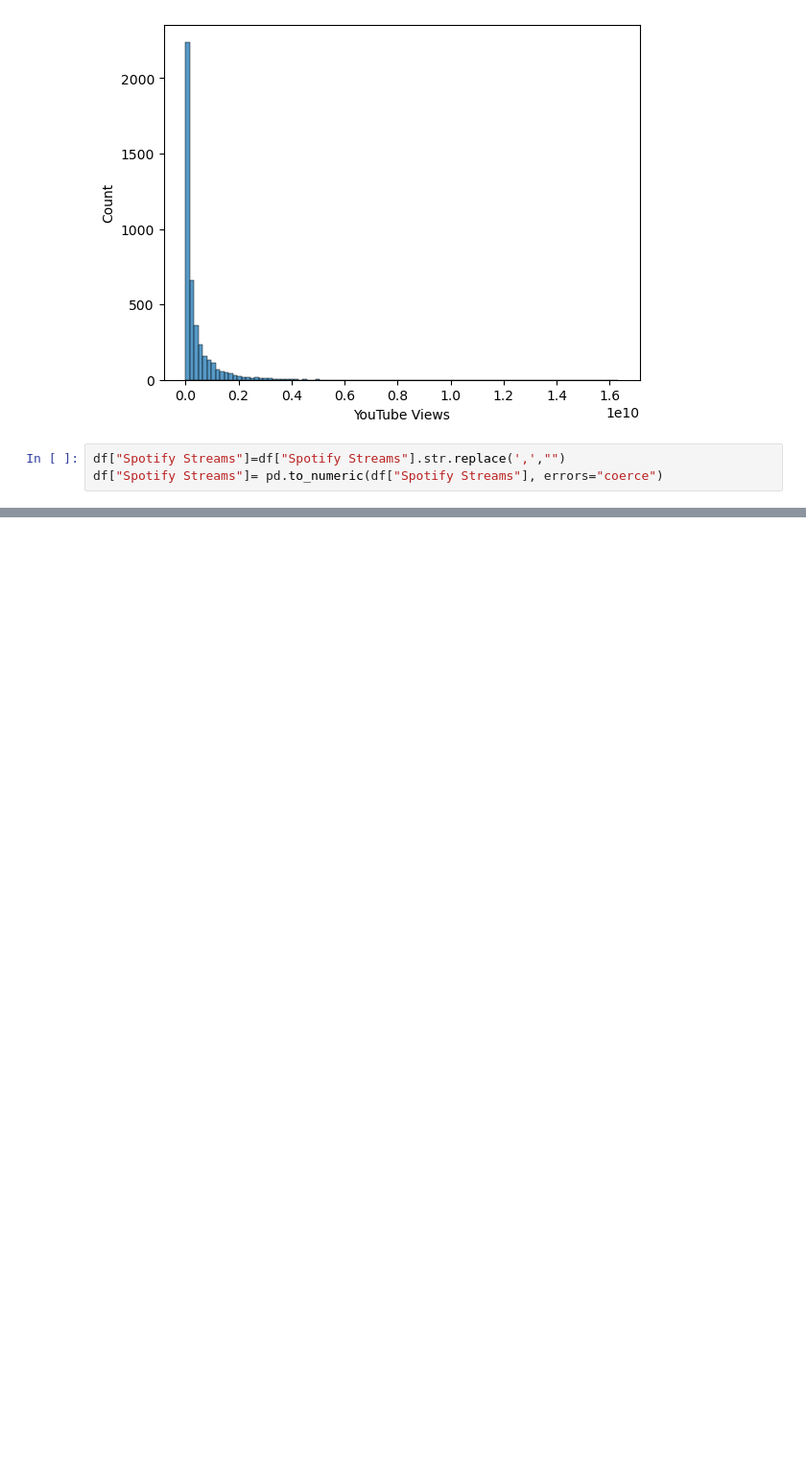
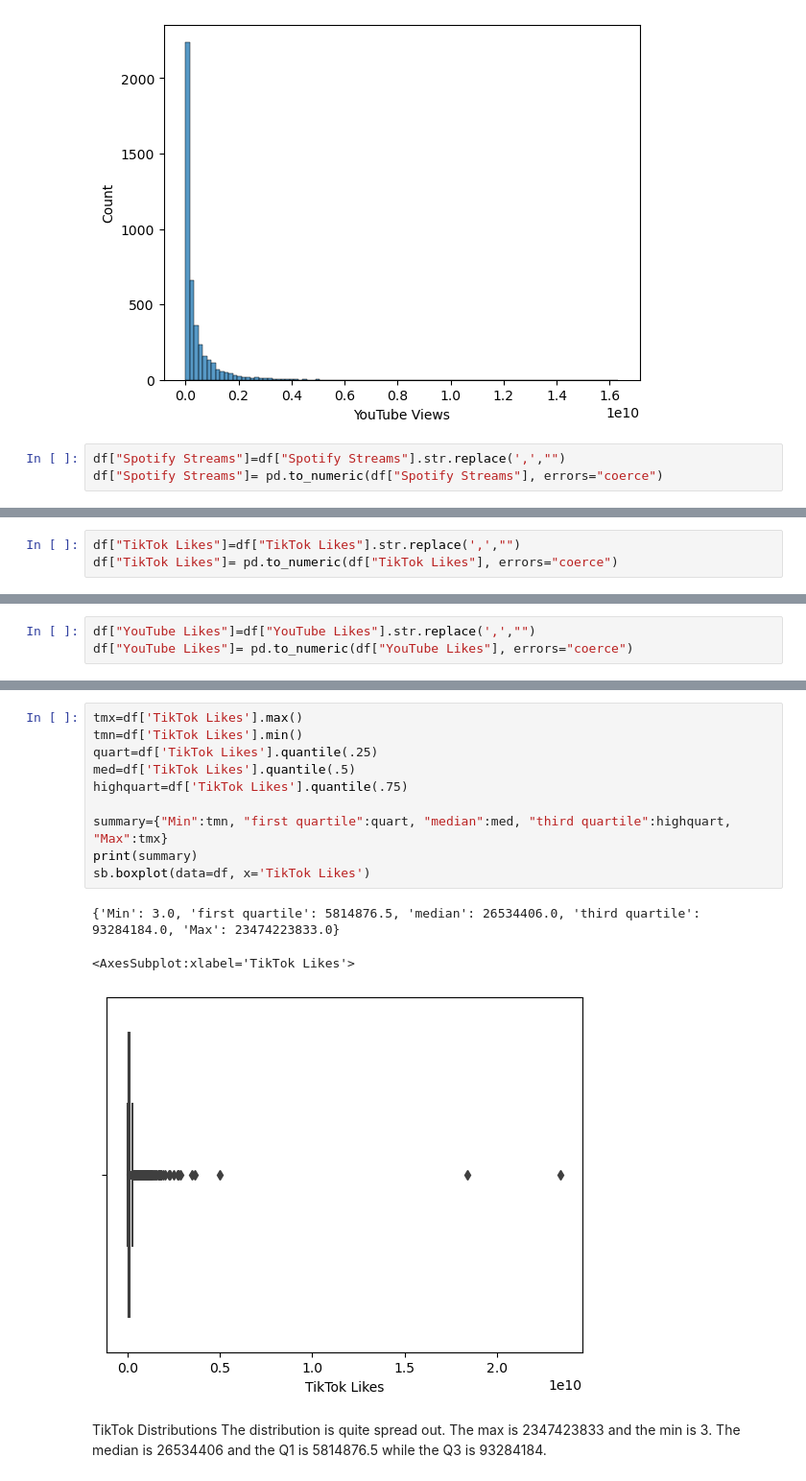
Before and after one commit to Charred-Baguette/AI-AT-CCIC, a Jupyter notebook: Semester 1/Spotify/Spotify 2024.ipynb, the cells around one changed output, grey strips where cells are left out. Shown at 96% size. Cells and saved outputs as stored; diff of their text form; blank space fills up the shorter version.

```diff
--- a/Semester 1/Spotify/Spotify 2024.ipynb
+++ b/Semester 1/Spotify/Spotify 2024.ipynb
@@ -141,0 +142,3 @@ sb.histplot(data=df, x='Soundcloud Streams', bins=500)
+# %%
+df["TikTok Likes"]=df["TikTok Likes"].str.replace(',',"")
+df["TikTok Likes"]= pd.to_numeric(df["TikTok Likes"], errors="coerce")
@@ -141,0 +166,3 @@ sb.histplot(data=df, x='Soundcloud Streams', bins=500)
+# %%
+df["YouTube Likes"]=df["YouTube Likes"].str.replace(',',"")
+df["YouTube Likes"]= pd.to_numeric(df["YouTube Likes"], errors="coerce")
@@ -141,0 +190,17 @@ sb.histplot(data=df, x='Soundcloud Streams', bins=500)
+# %%
+tmx=df['TikTok Likes'].max()
+tmn=df['TikTok Likes'].min()
+quart=df['TikTok Likes'].quantile(.25)
+med=df['TikTok Likes'].quantile(.5)
+highquart=df['TikTok Likes'].quantile(.75)
+
+summary={"Min":tmn, "first quartile":quart, "median":med, "third quartile":highquart, "Max":tmx}
+print(summary)
+sb.boxplot(data=df, x='TikTok Likes')
+# %% [output]
+{'Min': 3.0, 'first quartile': 5814876.5, 'median': 26534406.0, 'third quartile': 93284184.0, 'Max': 23474223833.0}
+<AxesSubplot:xlabel='TikTok Likes'>
+[figure, added]
+# %% [markdown]
+TikTok Distributions
+The distribution is quite spread out.  The max is 2347423833 and the min is 3. The median  is 26534406 and the Q1 is 5814876.5 while the Q3 is 93284184.
```
Also changed, not shown: parts of 16 cells of this notebook.
